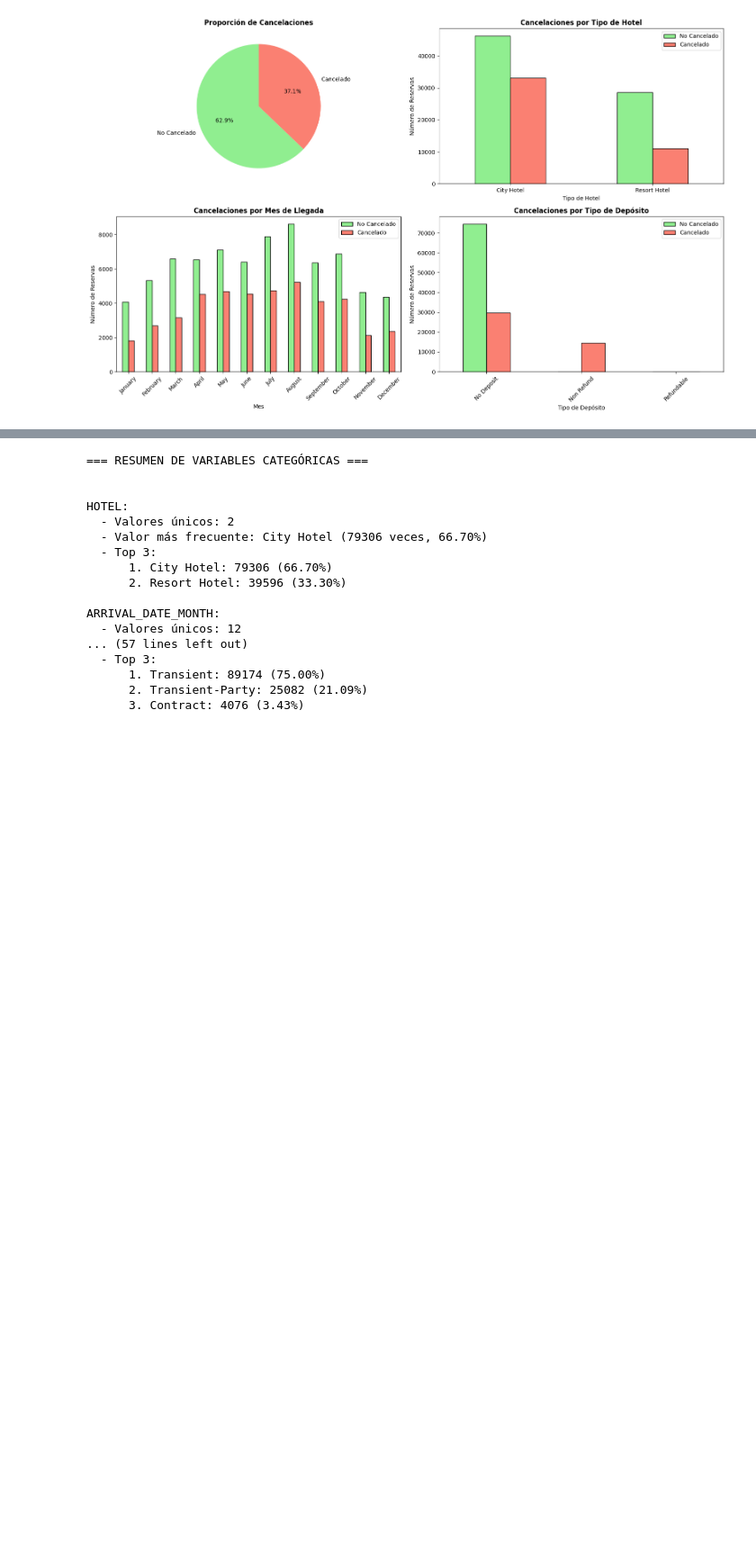
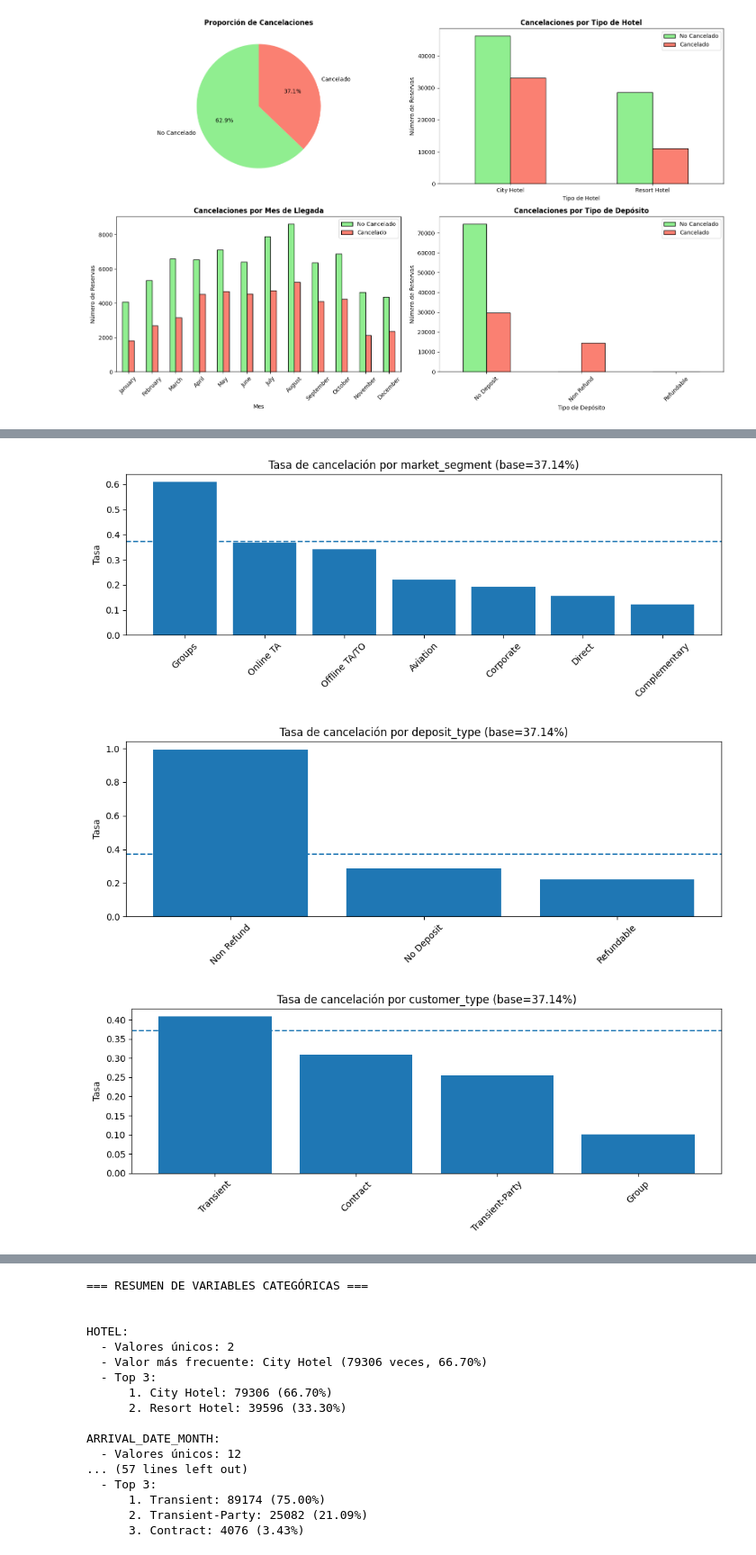
Before and after one commit to acascanzal/EDA-TCD, a Jupyter notebook: main.ipynb, the cells around one changed output, grey strips where cells are left out. Shown at 90% size. Cells and saved outputs as stored; diff of their text form; code cells hidden in the pictures; blank space fills up the shorter version.

```diff
--- a/main.ipynb
+++ b/main.ipynb
@@ -427,0 +508,15 @@ Lead time medio: 104.31 días
+# %%
+rows = []
+for col in cat_cols:
+    tbl, base = summarize_categorical(df, col, target=TARGET, min_count=50)
+    if tbl.empty:
+        continue
+    top_pos = tbl.iloc[[0]].assign(variable=col).rename_axis('category').reset_index()
+    top_neg = tbl.sort_values('uplift_pp', ascending=True).iloc[[0]].assign(variable=col).rename_axis('category').reset_index()
+    rows.append(top_pos)
+    rows.append(top_neg)
+
+top_cats = pd.concat(rows, ignore_index=True)
+cols_show = ['variable','category','n','rate','uplift_pp','lift','ci_low','ci_high']
+top_cats_sorted = top_cats.sort_values('uplift_pp', ascending=False)[cols_show].reset_index(drop=True)
+print(top_cats_sorted.head(30).to_string(index=False))
@@ -427,0 +541,26 @@ Lead time medio: 104.31 días
+# %%
+import matplotlib.pyplot as plt
+
+def plot_cancel_rates(df, col, target='is_canceled', min_count=50, rot=45):
+    tbl, base = summarize_categorical(df, col, target=target, min_count=min_count)
+    if tbl.empty:
+        print("Sin categorías con n >= min_count.")
+        return
+    tbl_plot = tbl.sort_values('rate', ascending=False)
+    plt.figure(figsize=(10, 4))
+    plt.bar(tbl_plot.index.astype(str), tbl_plot['rate'])
+    plt.axhline(base, linestyle='--')
+    plt.title(f'Tasa de cancelación por {col} (base={base*100:.2f}%)')
+    plt.ylabel('Tasa')
+    plt.xticks(rotation=rot)
+    plt.tight_layout()
+    plt.show()
+
+
+plot_cancel_rates(df, 'market_segment')
+plot_cancel_rates(df, 'deposit_type')
+plot_cancel_rates(df, 'customer_type')
+# %% [output]
+[figure, added]
+[figure, added]
+[figure, added]
```
Also changed, not shown: parts of 21 cells of this notebook.
